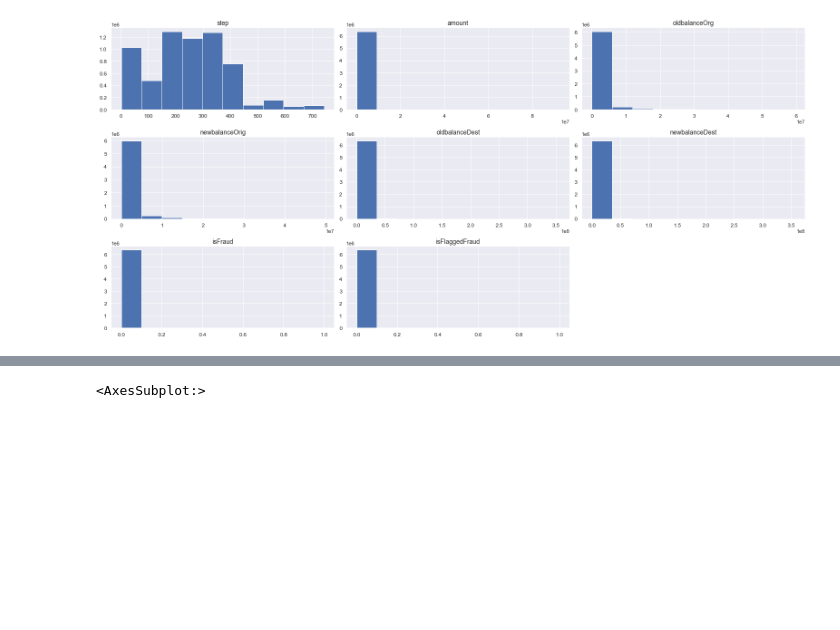
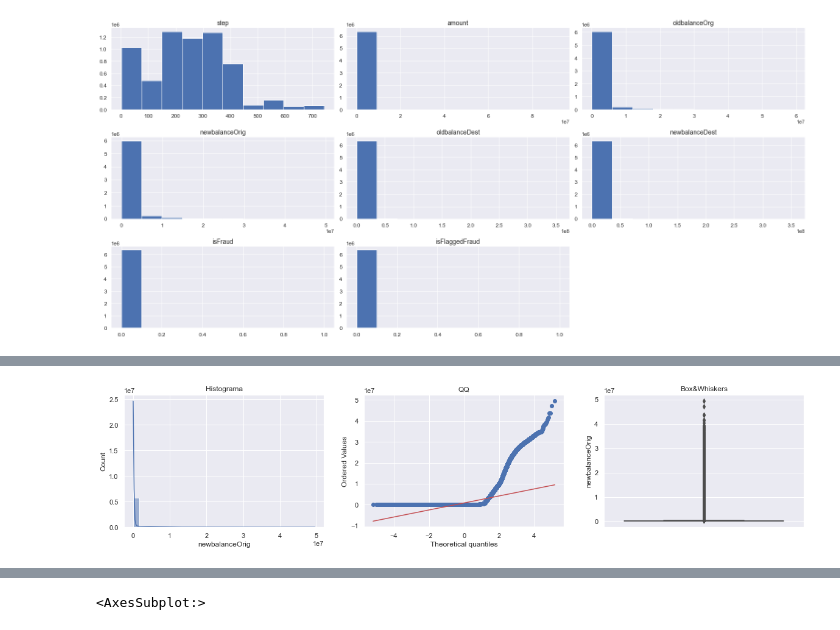
Before and after one commit to carlosdomenje/fraud_detect-ML1, a Jupyter notebook: TP1-Domenje-Carlos.ipynb, the cells around one changed output, grey strips where cells are left out. Cells and saved outputs as stored; diff of their text form; code cells hidden in the pictures; blank space fills up the shorter version.

```diff
--- a/TP1-Domenje-Carlos.ipynb
+++ b/TP1-Domenje-Carlos.ipynb
@@ -121,0 +185,4 @@ display_dataset_distributions(df)
+# %%
+outlier_diagnostic_plots(df,'newbalanceOrig')
+# %% [output]
+[figure, added]
```
Also changed, not shown: parts of 55 cells of this notebook, 3 other files.
